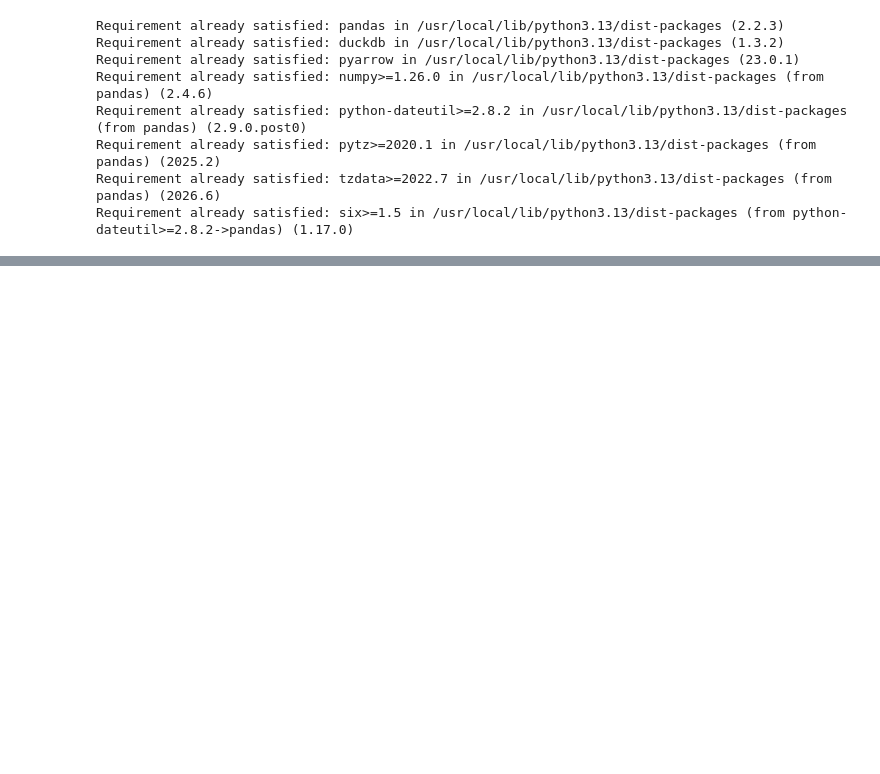
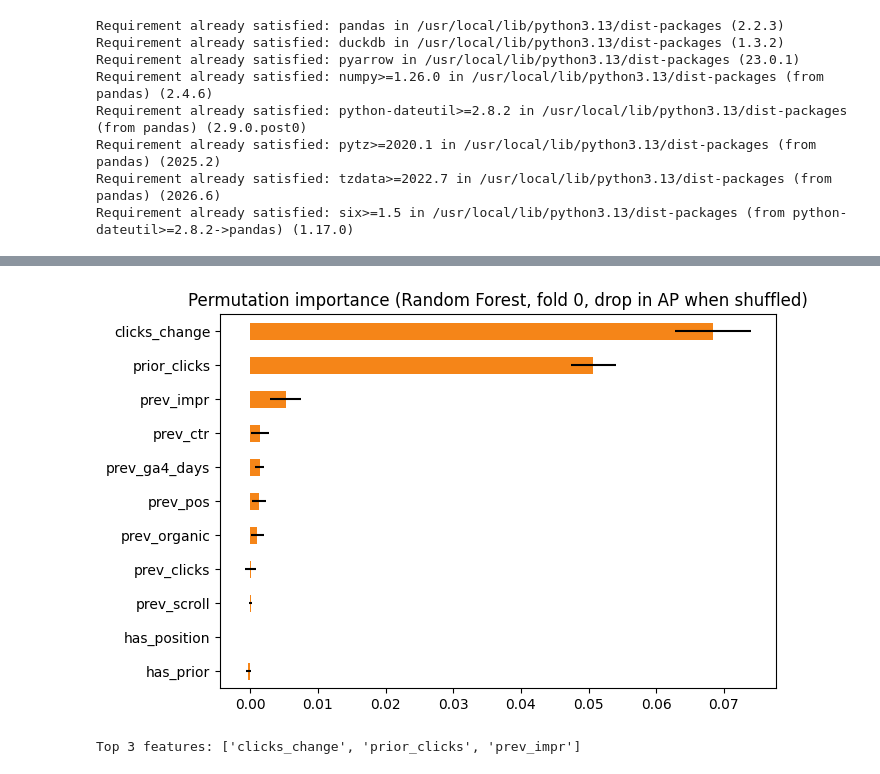
Before and after one commit to Umair01-code/FlyRank-ML-Intrenship, a Jupyter notebook: work/notebooks/w05_model.ipynb, the cells around one changed output, grey strips where cells are left out. Saved outputs shown, nothing was run; the diff lists cells and outputs as text; code cells hidden in the pictures; blank space fills up the shorter version.

```diff
--- a/work/notebooks/w05_model.ipynb
+++ b/work/notebooks/w05_model.ipynb
@@ -150,0 +439,27 @@ HTTPException: HTTP Error: HTTP GET error on 'https://huggingface.co/datasets/Fl
+# %%
+# Permutation importance for the best learned model, on held-out clients (fold 0)
+from sklearn.inspection import permutation_importance
+
+make, prep = SPECS[best_name]
+tr_fit0 = frame.iloc[tr0] if len(tr0) <= TRAIN_CAP else frame.iloc[tr0].sample(TRAIN_CAP, random_state=SEED)
+Xtr0, Xte_full = prep(tr_fit0), prep(frame.iloc[te0])
+if best_name == "Random Forest":
+    Xtr0, Xte_full = RF_FILL(Xtr0), RF_FILL(Xte_full)
+model0 = make().fit(Xtr0, tr_fit0["y"])
+
+test_sample = frame.iloc[te0].sample(min(30_000, len(te0)), random_state=SEED)
+Xte_s = prep(test_sample)
+if best_name == "Random Forest":
+    Xte_s = RF_FILL(Xte_s)
+
+pi = permutation_importance(model0, Xte_s, test_sample["y"], scoring="average_precision",
+                            n_repeats=5, random_state=SEED, n_jobs=-1)
+pi_df = pd.DataFrame({"importance": pi.importances_mean, "std": pi.importances_std},
+                     index=Xte_s.columns).sort_values("importance")
+ax = pi_df["importance"].plot.barh(xerr=pi_df["std"], figsize=(7, 4.5), color="#F58518")
+ax.set_title(f"Permutation importance ({best_name}, fold 0, drop in AP when shuffled)")
+plt.tight_layout(); plt.show()
+print("Top 3 features:", list(pi_df.index[::-1][:3]))
+# %% [output]
+[figure, added]
+Top 3 features: ['clicks_change', 'prior_clicks', 'prev_impr']
```
Also changed, not shown: parts of 24 cells of this notebook.
